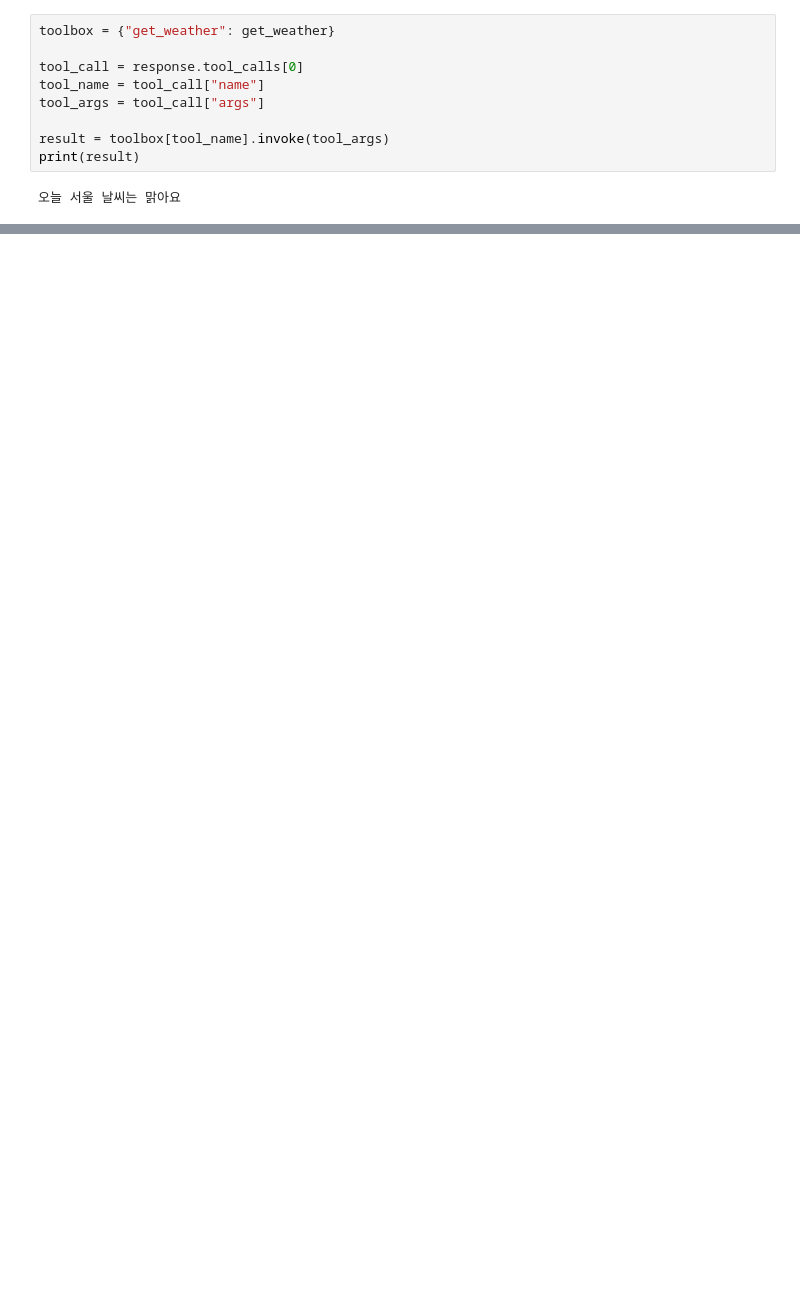
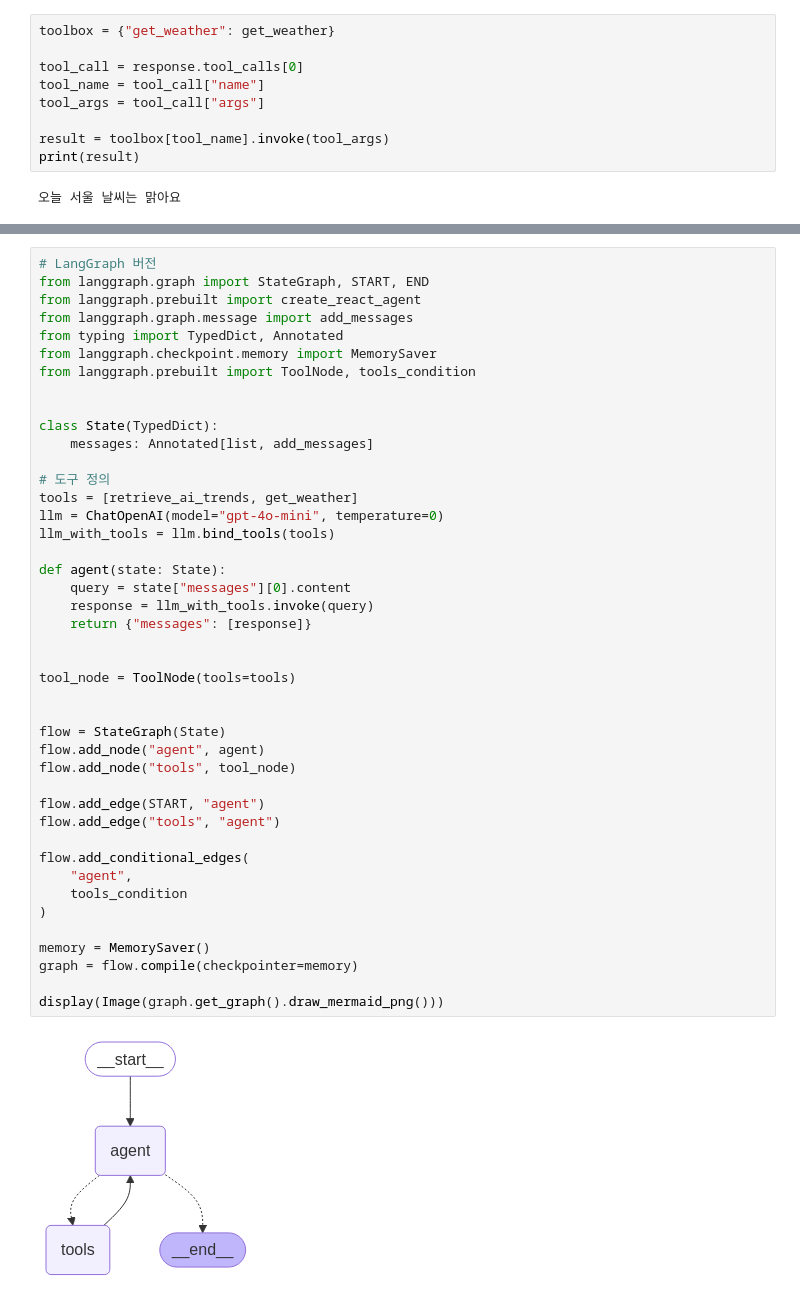
Before and after one commit to haesung-j/customer_mcp, a Jupyter notebook: ai_agent.ipynb, the cells around one changed output, grey strips where cells are left out. Saved outputs shown, nothing was run; the diff lists cells and outputs as text; blank space fills up the shorter version.

```diff
--- a/ai_agent.ipynb
+++ b/ai_agent.ipynb
@@ -48,0 +273,45 @@ print(result)
+# %%
+# LangGraph 버전
+from langgraph.graph import StateGraph, START, END
+from langgraph.prebuilt import create_react_agent
+from langgraph.graph.message import add_messages
+from typing import TypedDict, Annotated
+from langgraph.checkpoint.memory import MemorySaver
+from langgraph.prebuilt import ToolNode, tools_condition
+
+
+class State(TypedDict):
+    messages: Annotated[list, add_messages]
+
+# 도구 정의
+tools = [retrieve_ai_trends, get_weather]
+llm = ChatOpenAI(model="gpt-4o-mini", temperature=0)
+llm_with_tools = llm.bind_tools(tools)
+
+def agent(state: State):
+    query = state["messages"][0].content
+    response = llm_with_tools.invoke(query)
+    return {"messages": [response]}
+
+
+tool_node = ToolNode(tools=tools)
+
+
+flow = StateGraph(State)
+flow.add_node("agent", agent)
+flow.add_node("tools", tool_node)
+
+flow.add_edge(START, "agent")
+flow.add_edge("tools", "agent")
+
+flow.add_conditional_edges(
+    "agent",
+    tools_condition
+)
+
+memory = MemorySaver()
+graph = flow.compile(checkpointer=memory)
+
+display(Image(graph.get_graph().draw_mermaid_png()))
+# %% [output]
+[figure, added]
```
Also changed, not shown: parts of 14 cells of this notebook, 4 other files.
